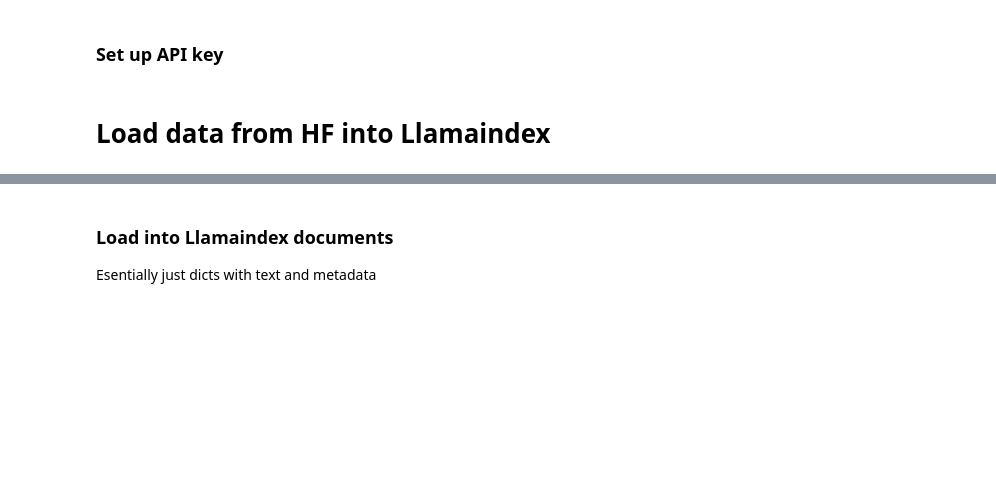
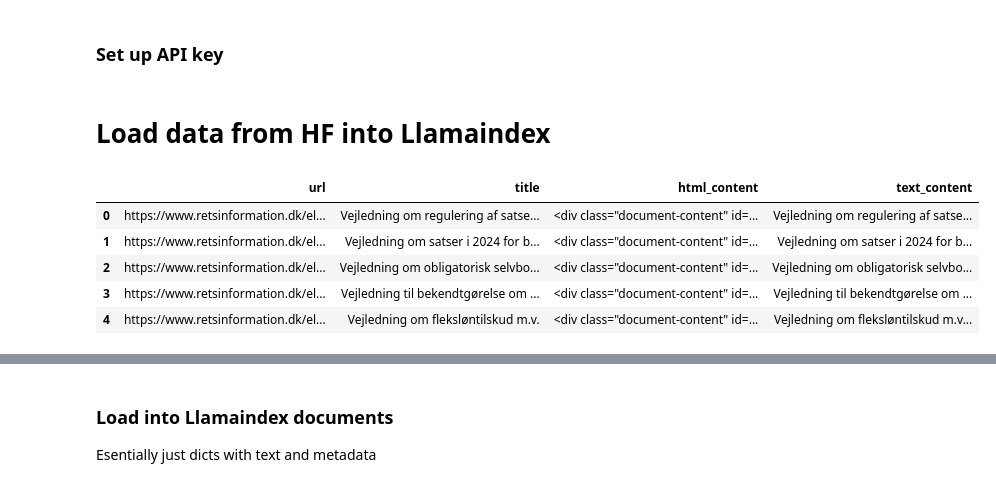
Before and after one commit to jalkestrup/genq_dansk, a Jupyter notebook: 01_qgen.ipynb, the cells around one changed output, grey strips where cells are left out. Cells and saved outputs as stored; diff of their text form; code cells hidden in the pictures; blank space fills up the shorter version.

```diff
--- a/01_qgen.ipynb
+++ b/01_qgen.ipynb
@@ -15 +17,12 @@ ds_hf = load_dataset("jealk/dk_retrieval_benchmark", "retsinformation", split="t
+# %%
+#Create pandas dataframe from the dataset using the huggingface datasets library
+df_vejledninger = ds_vejledninger.to_pandas()
+df_vejledninger.head()
+# %% [output]
+|  | url | title | html_content | text_content |
+| 0 | https://www.retsinformation.dk/el... | Vejledning om regulering af satse... | <div class="document-content" id=... | Vejledning om regulering af satse... |
+| 1 | https://www.retsinformation.dk/el... | Vejledning om satser i 2024 for b... | <div class="document-content" id=... | Vejledning om satser i 2024 for b... |
+| 2 | https://www.retsinformation.dk/el... | Vejledning om obligatorisk selvbo... | <div class="document-content" id=... | Vejledning om obligatorisk selvbo... |
+| 3 | https://www.retsinformation.dk/el... | Vejledning til bekendtgørelse om ... | <div class="document-content" id=... | Vejledning til bekendtgørelse om ... |
+| 4 | https://www.retsinformation.dk/el... | Vejledning om fleksløntilskud m.v. | <div class="document-content" id=... | Vejledning om fleksløntilskud m.v... |
 # %%
```
Also changed, not shown: parts of 31 cells of this notebook, 1 other file.
